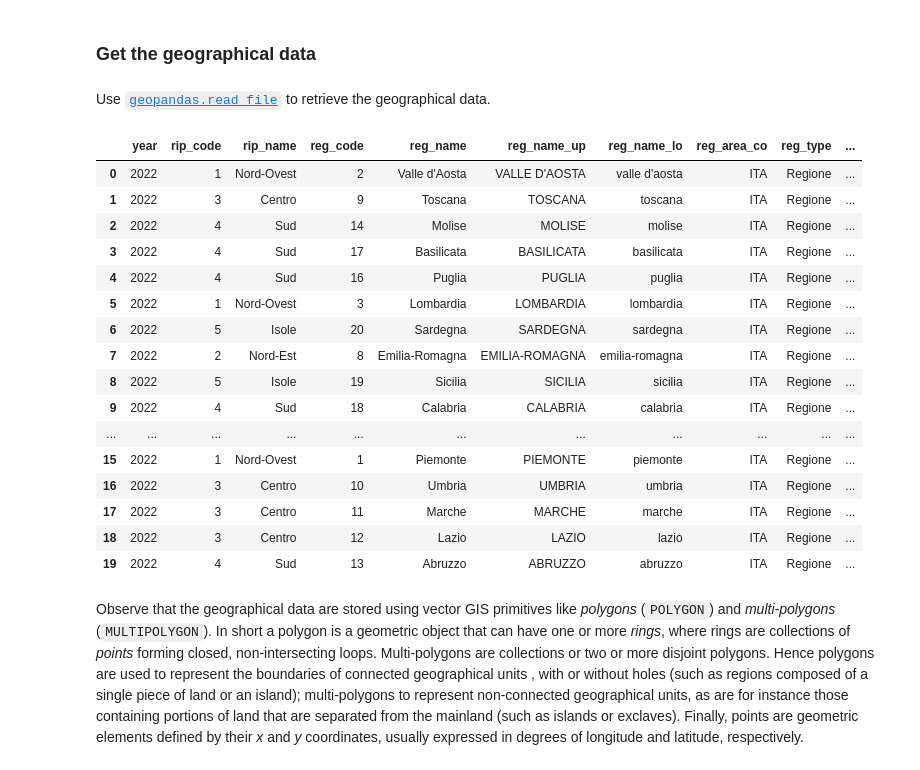
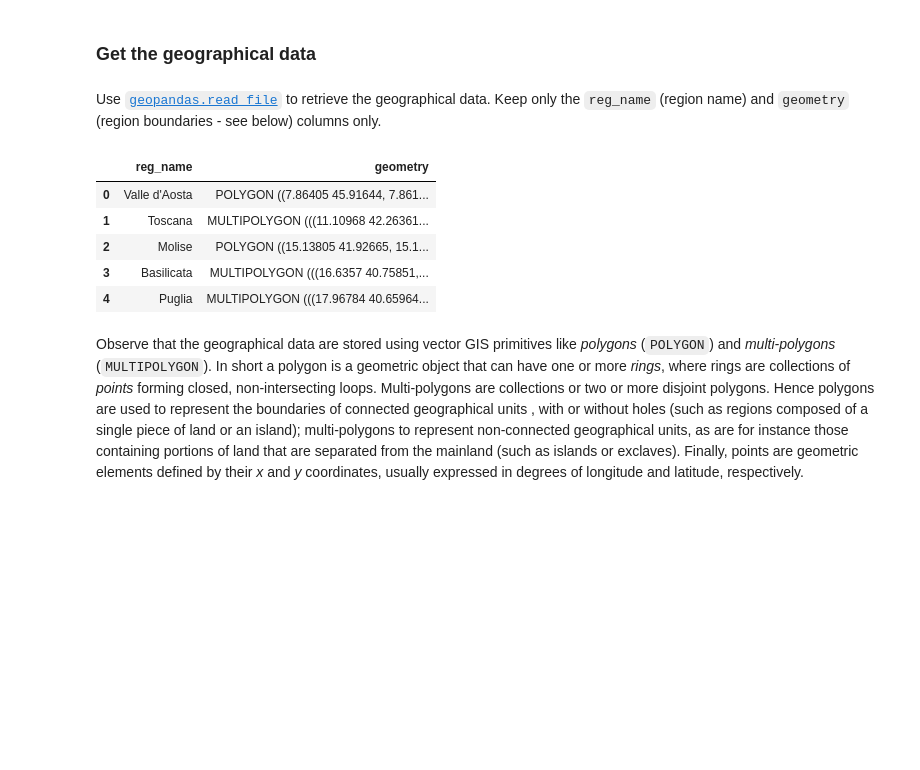
Before and after one commit to bianconif/graphic_communication_notebooks, a Jupyter notebook: notebooks/choroplet_maps/it_gdp_by_region_2023.ipynb, the cells around one changed output. Cells and saved outputs as stored; diff of their text form; code cells hidden in the pictures; blank space fills up the shorter version.

Commit message:
Italy GDP by region - minor fix

```diff
--- a/notebooks/choroplet_maps/it_gdp_by_region_2023.ipynb
+++ b/notebooks/choroplet_maps/it_gdp_by_region_2023.ipynb
@@ -12,28 +12,18 @@ from mpl_ornaments.titles import set_title_and_subtitle
 # %% [markdown]
 ### Get the geographical data
 # %% [markdown]
-Use [`geopandas.read_file`](https://geopandas.org/en/stable/docs/reference/api/geopandas.read_file.html) to retrieve the geographical data.
+Use [`geopandas.read_file`](https://geopandas.org/en/stable/docs/reference/api/geopandas.read_file.html) to retrieve the geographical data. Keep only the `reg_name` (region name) and `geometry` (region boundaries - see below) columns only.
 # %%
 df_gdata = gpd.read_file('../../data/geo/georef-italy-regione-millesime.shp')
-df_gdata.head(df_gdata.shape[0])
+df_gdata = df_gdata[['reg_name', 'geometry']]
+df_gdata.head()
 # %% [output]
-|  | year | rip_code | rip_name | reg_code | reg_name | reg_name_up | reg_name_lo | reg_area_co | reg_type | ... |
-| 0 | 2022 | 1 | Nord-Ovest | 2 | Valle d'Aosta | VALLE D'AOSTA | valle d'aosta | ITA | Regione | ... |
-| 1 | 2022 | 3 | Centro | 9 | Toscana | TOSCANA | toscana | ITA | Regione | ... |
-| 2 | 2022 | 4 | Sud | 14 | Molise | MOLISE | molise | ITA | Regione | ... |
-| 3 | 2022 | 4 | Sud | 17 | Basilicata | BASILICATA | basilicata | ITA | Regione | ... |
-| 4 | 2022 | 4 | Sud | 16 | Puglia | PUGLIA | puglia | ITA | Regione | ... |
-| 5 | 2022 | 1 | Nord-Ovest | 3 | Lombardia | LOMBARDIA | lombardia | ITA | Regione | ... |
-| 6 | 2022 | 5 | Isole | 20 | Sardegna | SARDEGNA | sardegna | ITA | Regione | ... |
-| 7 | 2022 | 2 | Nord-Est | 8 | Emilia-Romagna | EMILIA-ROMAGNA | emilia-romagna | ITA | Regione | ... |
-| 8 | 2022 | 5 | Isole | 19 | Sicilia | SICILIA | sicilia | ITA | Regione | ... |
-| 9 | 2022 | 4 | Sud | 18 | Calabria | CALABRIA | calabria | ITA | Regione | ... |
-| ... | ... | ... | ... | ... | ... | ... | ... | ... | ... | ... |
-| 15 | 2022 | 1 | Nord-Ovest | 1 | Piemonte | PIEMONTE | piemonte | ITA | Regione | ... |
-| 16 | 2022 | 3 | Centro | 10 | Umbria | UMBRIA | umbria | ITA | Regione | ... |
-| 17 | 2022 | 3 | Centro | 11 | Marche | MARCHE | marche | ITA | Regione | ... |
-| 18 | 2022 | 3 | Centro | 12 | Lazio | LAZIO | lazio | ITA | Regione | ... |
-| 19 | 2022 | 4 | Sud | 13 | Abruzzo | ABRUZZO | abruzzo | ITA | Regione | ... |
+|  | reg_name | geometry |
+| 0 | Valle d'Aosta | POLYGON ((7.86405 45.91644, 7.861... |
+| 1 | Toscana | MULTIPOLYGON (((11.10968 42.26361... |
+| 2 | Molise | POLYGON ((15.13805 41.92665, 15.1... |
+| 3 | Basilicata | MULTIPOLYGON (((16.6357 40.75851,... |
+| 4 | Puglia | MULTIPOLYGON (((17.96784 40.65964... |
 # %% [markdown]
 Observe that the geographical data are stored using vector GIS primitives like _polygons_ (`POLYGON`) and _multi-polygons_ (`MULTIPOLYGON`). In short a polygon is a geometric object that can have one or more _rings_, where rings are collections of _points_ forming closed, non-intersecting loops. Multi-polygons are collections or two or more disjoint polygons. Hence polygons are used to represent the boundaries of connected geographical units , with or without holes (such as regions composed of a single piece of land or an island); multi-polygons to represent non-connected geographical units, as are for instance those containing portions of land that are separated from the mainland (such as islands or exclaves). Finally, points are geometric elements defined by their _x_ and _y_ coordinates, usually expressed in degrees of longitude and latitude, respectively.
 # %% [markdown]
```
Also changed, not shown: parts of 1 cell of this notebook.
